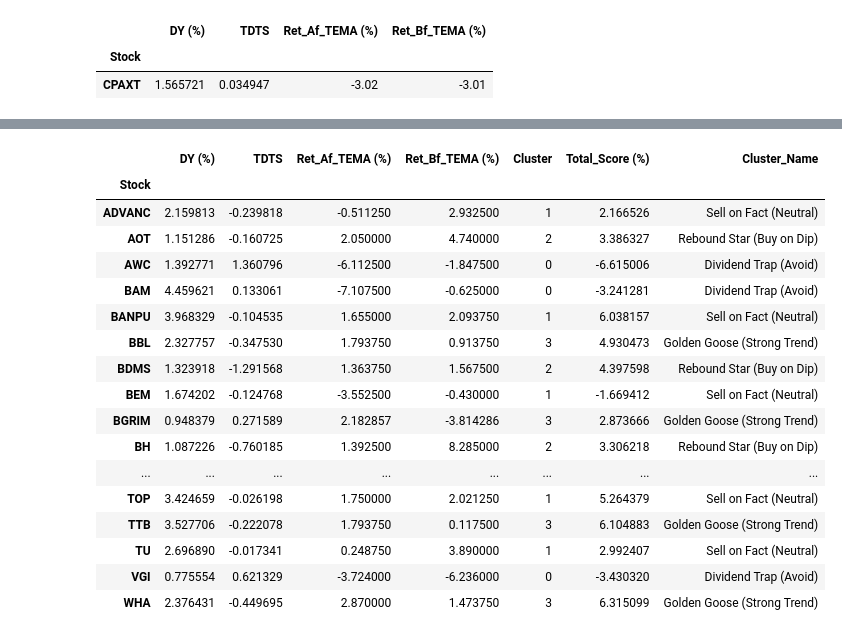
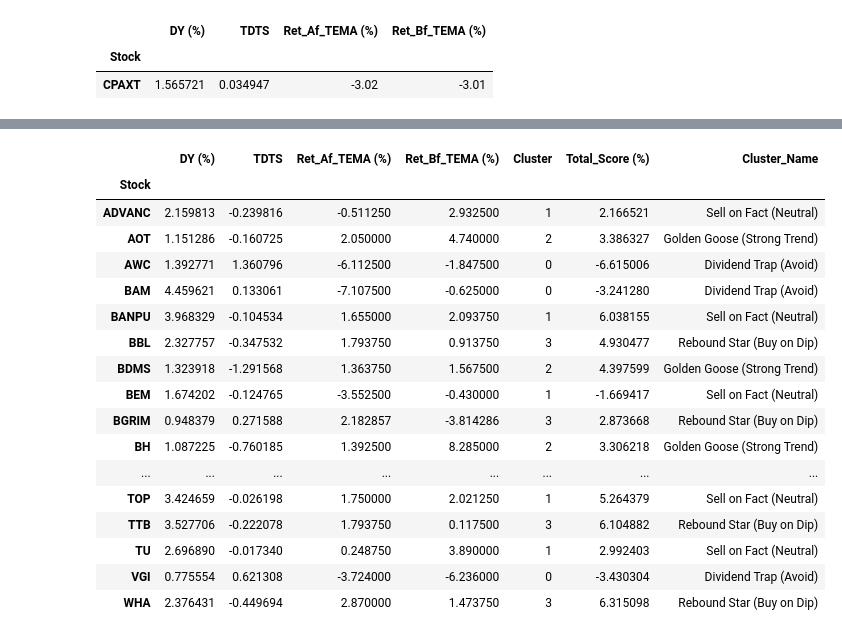
Before and after one commit to 4ommyx/stock_project, a Jupyter notebook: test_feat/Scoring.ipynb, the cells around one changed output, grey strips where cells are left out. Saved outputs shown, nothing was run; the diff lists cells and outputs as text; code cells hidden in the pictures.

```diff
--- a/test_feat/Scoring.ipynb
+++ b/test_feat/Scoring.ipynb
@@ -700,10 +700,10 @@ from sklearn.preprocessing import StandardScaler
 
 # Define ideal profiles (order: TDTS, Ret_Af_TEMA (%), Ret_Bf_TEMA (%))
 ideal_profiles = {
-    'Rebound Star (Buy on Dip)':    np.array([-0.5,  1.0,  1.0]),
-    'Golden Goose (Strong Trend)':  np.array([-1.0,  2.0, -2.0]),
+    'Golden Goose (Strong Trend)':    np.array([-0.5,  1.0,  1.0]),
+    'Rebound Star (Buy on Dip)':  np.array([-1.0,  1.0, -1.0]),
     'Dividend Trap (Avoid)':        np.array([ 2.5, -3.0, -3.0]),
-    'Sell on Fact (Neutral)':       np.array([ 0.0, -2.0,  1.0])
+    'Sell on Fact (Neutral)':       np.array([ 0.0, -1.0,  1.0])
 }
 profile_names = list(ideal_profiles.keys())
 ideal_vectors = np.array(list(ideal_profiles.values()))
@@ -712,49 +712,49 @@ ideal_vectors = np.array(list(ideal_profiles.values()))
 features = ['TDTS', 'Ret_Af_TEMA (%)', 'Ret_Bf_TEMA (%)']
 # Recompute scaler/X_scaled from df_model to ensure we operate on same space
 scaler = StandardScaler()
 X_scaled = scaler.fit_transform(df_model[features])
 
 cluster_ids = sorted(df_model['Cluster'].unique())
 cluster_centroids = []
 for c_id in cluster_ids:
     mask = df_model['Cluster'] == c_id
     centroid = X_scaled[mask].mean(axis=0)
     cluster_centroids.append(centroid)
 cluster_centroids = np.array(cluster_centroids)
 
 if len(cluster_centroids) > 0:
     distances = cdist(cluster_centroids, ideal_vectors, metric='euclidean')
     row_idx, col_idx = linear_sum_assignment(distances)
     cluster_mapping = {}
     for r, c in zip(row_idx, col_idx):
         real_cluster_id = cluster_ids[r]
         assigned_name = profile_names[c]
         cluster_mapping[real_cluster_id] = assigned_name
     df_scoring['Cluster_Name'] = df_scoring['Cluster'].map(cluster_mapping)
 else:
     df_scoring['Cluster_Name'] = 'Unclassified'
 
 # Show scoring table with stable cluster names
 df_scoring
 # %% [output]
 |  | DY (%) | TDTS | Ret_Af_TEMA (%) | Ret_Bf_TEMA (%) | Cluster | Total_Score (%) | Cluster_Name |
 | Stock |  |  |  |  |  |  |  |
-| ADVANC | 2.159813 | -0.239818 | -0.511250 | 2.932500 | 1 | 2.166526 | Sell on Fact (Neutral) |
-| AOT | 1.151286 | -0.160725 | 2.050000 | 4.740000 | 2 | 3.386327 | Rebound Star (Buy on Dip) |
+| ADVANC | 2.159813 | -0.239816 | -0.511250 | 2.932500 | 1 | 2.166521 | Sell on Fact (Neutral) |
+| AOT | 1.151286 | -0.160725 | 2.050000 | 4.740000 | 2 | 3.386327 | Golden Goose (Strong Trend) |
 | AWC | 1.392771 | 1.360796 | -6.112500 | -1.847500 | 0 | -6.615006 | Dividend Trap (Avoid) |
-| BAM | 4.459621 | 0.133061 | -7.107500 | -0.625000 | 0 | -3.241281 | Dividend Trap (Avoid) |
-| BANPU | 3.968329 | -0.104535 | 1.655000 | 2.093750 | 1 | 6.038157 | Sell on Fact (Neutral) |
-| BBL | 2.327757 | -0.347530 | 1.793750 | 0.913750 | 3 | 4.930473 | Golden Goose (Strong Trend) |
-| BDMS | 1.323918 | -1.291568 | 1.363750 | 1.567500 | 2 | 4.397598 | Rebound Star (Buy on Dip) |
-| BEM | 1.674202 | -0.124768 | -3.552500 | -0.430000 | 1 | -1.669412 | Sell on Fact (Neutral) |
-| BGRIM | 0.948379 | 0.271589 | 2.182857 | -3.814286 | 3 | 2.873666 | Golden Goose (Strong Trend) |
-| BH | 1.087226 | -0.760185 | 1.392500 | 8.285000 | 2 | 3.306218 | Rebound Star (Buy on Dip) |
+| BAM | 4.459621 | 0.133061 | -7.107500 | -0.625000 | 0 | -3.241280 | Dividend Trap (Avoid) |
+| BANPU | 3.968329 | -0.104534 | 1.655000 | 2.093750 | 1 | 6.038155 | Sell on Fact (Neutral) |
+| BBL | 2.327757 | -0.347532 | 1.793750 | 0.913750 | 3 | 4.930477 | Rebound Star (Buy on Dip) |
+| BDMS | 1.323918 | -1.291568 | 1.363750 | 1.567500 | 2 | 4.397599 | Golden Goose (Strong Trend) |
+| BEM | 1.674202 | -0.124765 | -3.552500 | -0.430000 | 1 | -1.669417 | Sell on Fact (Neutral) |
+| BGRIM | 0.948379 | 0.271588 | 2.182857 | -3.814286 | 3 | 2.873668 | Rebound Star (Buy on Dip) |
+| BH | 1.087225 | -0.760185 | 1.392500 | 8.285000 | 2 | 3.306218 | Golden Goose (Strong Trend) |
 | ... | ... | ... | ... | ... | ... | ... | ... |
 | TOP | 3.424659 | -0.026198 | 1.750000 | 2.021250 | 1 | 5.264379 | Sell on Fact (Neutral) |
-| TTB | 3.527706 | -0.222078 | 1.793750 | 0.117500 | 3 | 6.104883 | Golden Goose (Strong Trend) |
-| TU | 2.696890 | -0.017341 | 0.248750 | 3.890000 | 1 | 2.992407 | Sell on Fact (Neutral) |
-| VGI | 0.775554 | 0.621329 | -3.724000 | -6.236000 | 0 | -3.430320 | Dividend Trap (Avoid) |
-| WHA | 2.376431 | -0.449695 | 2.870000 | 1.473750 | 3 | 6.315099 | Golden Goose (Strong Trend) |
+| TTB | 3.527706 | -0.222078 | 1.793750 | 0.117500 | 3 | 6.104882 | Rebound Star (Buy on Dip) |
+| TU | 2.696890 | -0.017340 | 0.248750 | 3.890000 | 1 | 2.992403 | Sell on Fact (Neutral) |
+| VGI | 0.775554 | 0.621308 | -3.724000 | -6.236000 | 0 | -3.430304 | Dividend Trap (Avoid) |
+| WHA | 2.376431 | -0.449694 | 2.870000 | 1.473750 | 3 | 6.315098 | Rebound Star (Buy on Dip) |
 # %%
 cluster_summary
 # %% [output]
```
Also changed, not shown: parts of 10 cells of this notebook, 1 other file.
